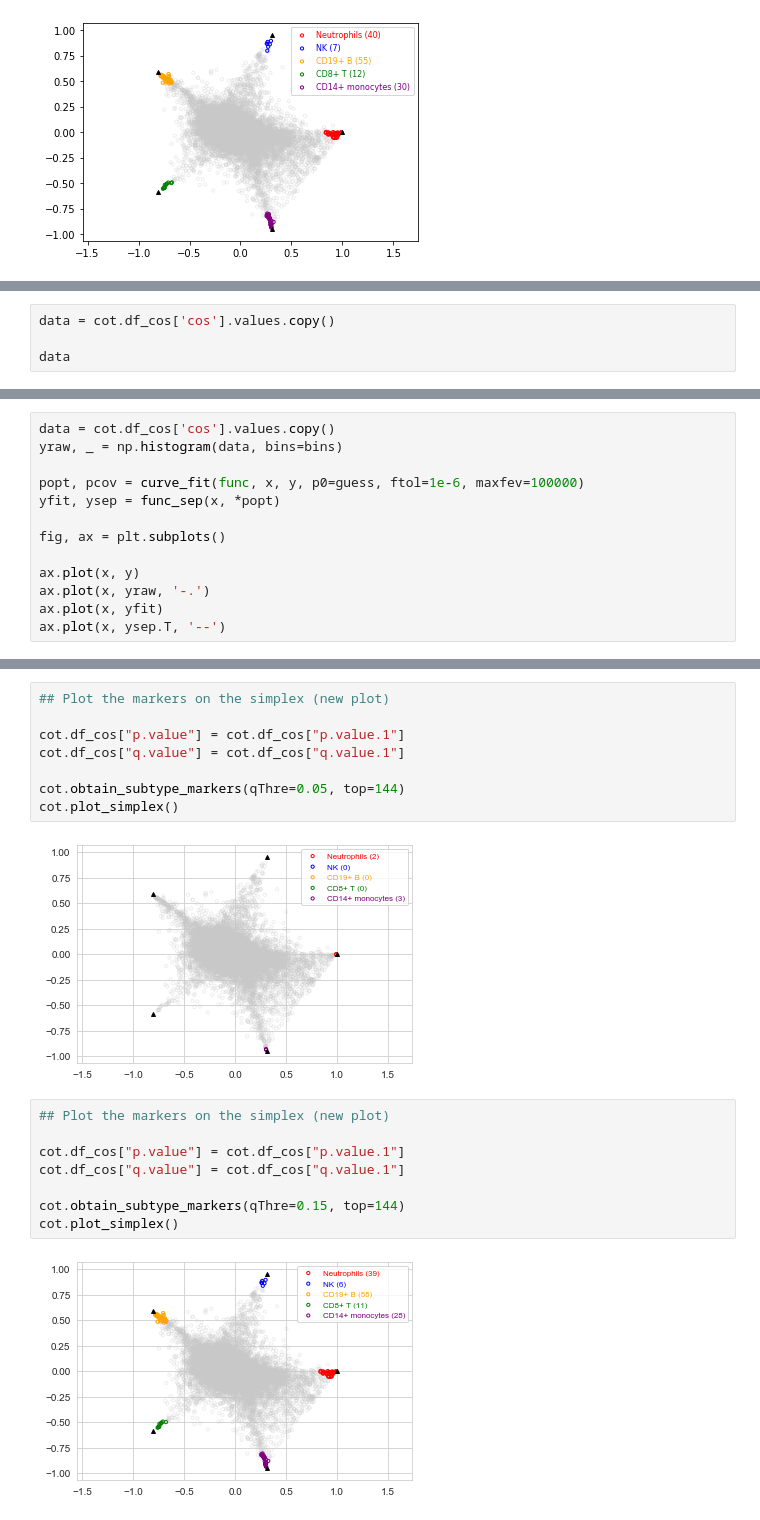
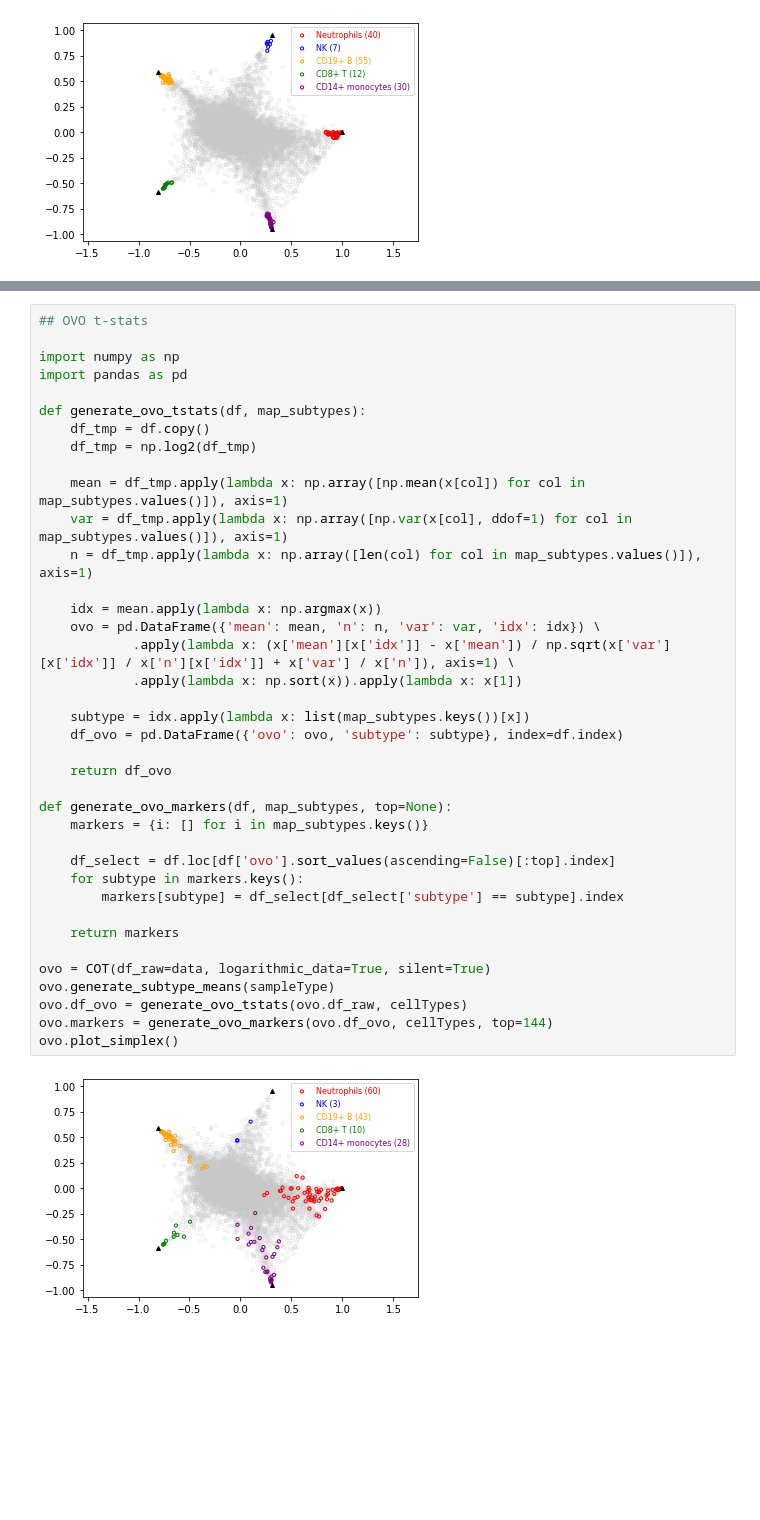
Before and after one commit to MintaYLu/COT, a Jupyter notebook: Example_GSE28490.ipynb, the cells around one changed output, grey strips where cells are left out. Saved outputs shown, nothing was run; the diff lists cells and outputs as text; blank space fills up the shorter version.

```diff
--- a/Example_GSE28490.ipynb
+++ b/Example_GSE28490.ipynb
@@ -88,4 +67,0 @@ cot.df_cos
-# %%
-data = cot.df_cos['cos'].values.copy()
-
-data
@@ -241,13 +67,0 @@ while True:
-# %%
-data = cot.df_cos['cos'].values.copy()
-yraw, _ = np.histogram(data, bins=bins)
-
-popt, pcov = curve_fit(func, x, y, p0=guess, ftol=1e-6, maxfev=100000)
-yfit, ysep = func_sep(x, *popt)
-
-fig, ax = plt.subplots()
-
-ax.plot(x, y)
-ax.plot(x, yraw, '-.')
-ax.plot(x, yfit)
-ax.plot(x, ysep.T, '--')
@@ -308,23 +68,43 @@ cot.plot_simplex()
-# %%
-## Plot the markers on the simplex (new plot)
-
-cot.df_cos["p.value"] = cot.df_cos["p.value.1"]
-cot.df_cos["q.value"] = cot.df_cos["q.value.1"]
-
-cot.obtain_subtype_markers(qThre=0.05, top=144)
-cot.plot_simplex()
-# %% [output]
-[figure, removed]
-# %%
-## Plot the markers on the simplex (new plot)
-
-cot.df_cos["p.value"] = cot.df_cos["p.value.1"]
-cot.df_cos["q.value"] = cot.df_cos["q.value.1"]
-
-cot.obtain_subtype_markers(qThre=0.15, top=144)
-cot.plot_simplex()
-# %% [output]
-[figure, removed]
+# %%
+## OVO t-stats
+
+import numpy as np
+import pandas as pd
+
+def generate_ovo_tstats(df, map_subtypes):
+    df_tmp = df.copy()
+    df_tmp = np.log2(df_tmp)
+
+    mean = df_tmp.apply(lambda x: np.array([np.mean(x[col]) for col in map_subtypes.values()]), axis=1)
+    var = df_tmp.apply(lambda x: np.array([np.var(x[col], ddof=1) for col in map_subtypes.values()]), axis=1)
+    n = df_tmp.apply(lambda x: np.array([len(col) for col in map_subtypes.values()]), axis=1)
+
+    idx = mean.apply(lambda x: np.argmax(x))
+    ovo = pd.DataFrame({'mean': mean, 'n': n, 'var': var, 'idx': idx}) \
+            .apply(lambda x: (x['mean'][x['idx']] - x['mean']) / np.sqrt(x['var'][x['idx']] / x['n'][x['idx']] + x['var'] / x['n']), axis=1) \
+            .apply(lambda x: np.sort(x)).apply(lambda x: x[1])
+
+    subtype = idx.apply(lambda x: list(map_subtypes.keys())[x])
+    df_ovo = pd.DataFrame({'ovo': ovo, 'subtype': subtype}, index=df.index)
+
+    return df_ovo
+
+def generate_ovo_markers(df, map_subtypes, top=None):
+    markers = {i: [] for i in map_subtypes.keys()}
+
+    df_select = df.loc[df['ovo'].sort_values(ascending=False)[:top].index]
+    for subtype in markers.keys():
+        markers[subtype] = df_select[df_select['subtype'] == subtype].index
+
+    return markers
+
+ovo = COT(df_raw=data, logarithmic_data=True, silent=True)
+ovo.generate_subtype_means(sampleType)
+ovo.df_ovo = generate_ovo_tstats(ovo.df_raw, cellTypes)
+ovo.markers = generate_ovo_markers(ovo.df_ovo, cellTypes, top=144)
+ovo.plot_simplex()
+# %% [output]
+[figure, added]
 # %%
 ## plot heatmap
 
```
Also changed, not shown: parts of 12 cells of this notebook.
